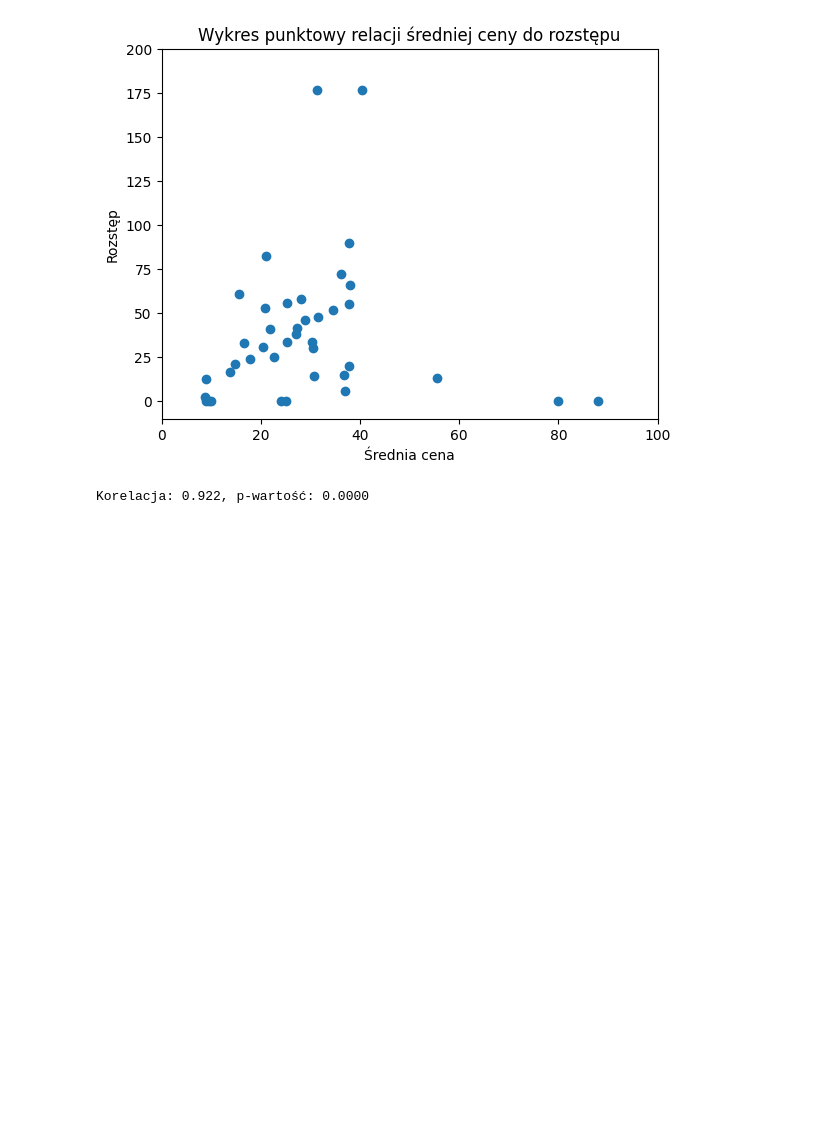
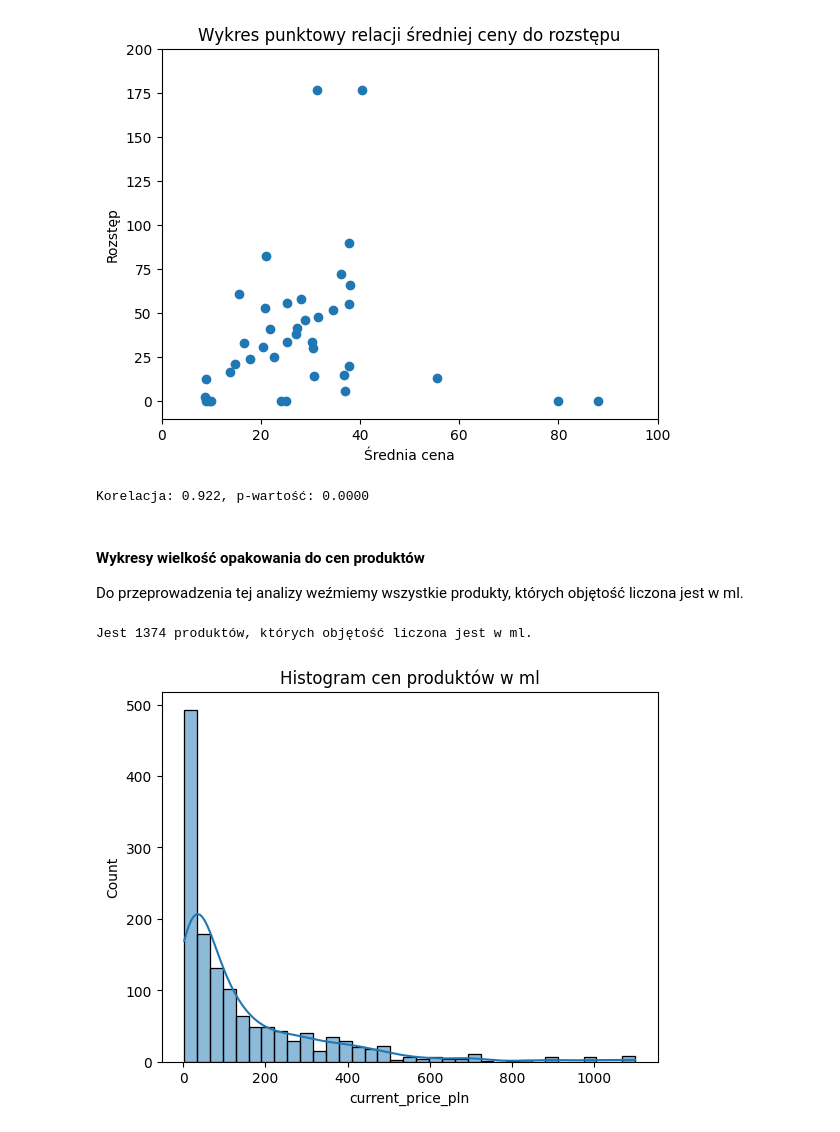
Before and after one commit to pjanapl/portfolio, a Jupyter notebook: rossmann/notebooks/eda.ipynb, the cells around one changed output. Saved outputs shown, nothing was run; the diff lists cells and outputs as text; code cells hidden in the pictures; blank space fills up the shorter version.

```diff
--- a/rossmann/notebooks/eda.ipynb
+++ b/rossmann/notebooks/eda.ipynb
@@ -87,6 +106,9 @@ array(['RITUALS...', 'JAGUAR', 'HUGO BOSS', 'EVELINE COSMETICS',
 # Niektóre marki są powielone
 # Mapa duplikatów
 brand_map = {
+    # BIAŁY JELEŃ
+    "BIAŁY": "BIAŁY JELEŃ",
+
     # HUGO BOSS
     "HUGO BOSS XY": "HUGO BOSS",
 
@@ -689,3 +716,20 @@ corr, p_value = pearsonr(result['current_price_pln'], result['spread'])
 print(f"Korelacja: {corr:.3f}, p-wartość: {p_value:.4f}")
 # %% [output]
 Korelacja: 0.922, p-wartość: 0.0000
+# %% [markdown]
+#### Wykresy wielkość opakowania do cen produktów
+
+Do przeprowadzenia tej analizy weźmiemy wszystkie produkty, których objętość liczona jest w ml.
+# %%
+ml_products = df[df['capacity_unit'] == 'ml']
+
+print(f"Jest {len(ml_products)} produktów, których objętość liczona jest w ml.")
+# %% [output]
+Jest 1374 produktów, których objętość liczona jest w ml.
+# %%
+# Histogram cen tych produktów.
+sns.histplot(ml_products['current_price_pln'], kde = True)
+plt.title('Histogram cen produktów w ml')
+plt.show()
+# %% [output]
+[figure, added]
```
Also changed, not shown: parts of 14 cells of this notebook, 4 other files.
